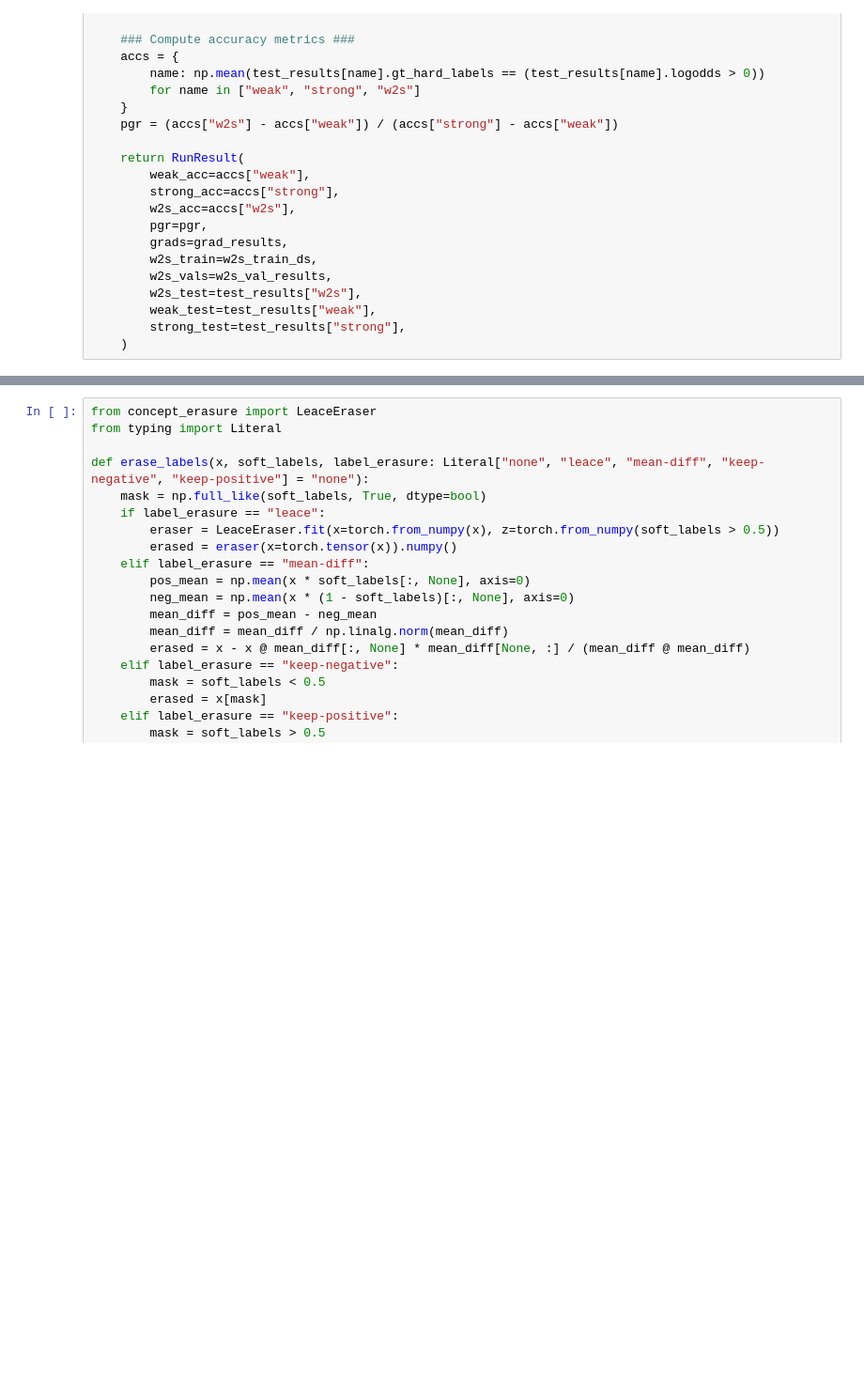
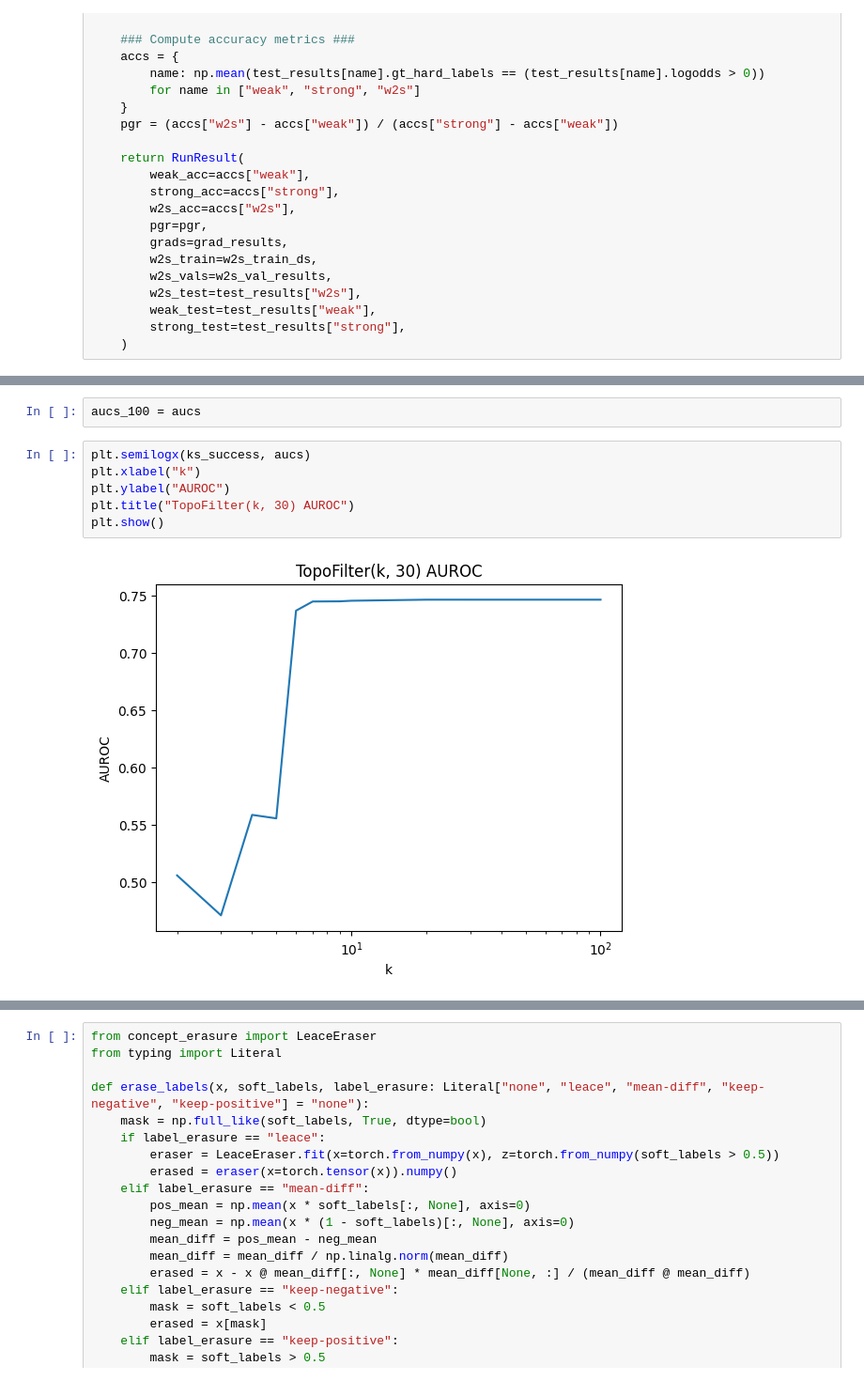
Before and after one commit to EleutherAI/weak-to-strong, a Jupyter notebook: notebooks/grads_analysis.ipynb, the cells around one changed output, grey strips where cells are left out. Shown at 94% size. Cells and saved outputs as stored; diff of their text form; blank space fills up the shorter version.

```diff
--- a/notebooks/grads_analysis.ipynb
+++ b/notebooks/grads_analysis.ipynb
@@ -235,0 +483,10 @@ def load_run_result(w2s_path: str, weak_path: str, strong_path: str) -> RunResul
+# %%
+aucs_100 = aucs
+# %%
+plt.semilogx(ks_success, aucs)
+plt.xlabel("k")
+plt.ylabel("AUROC")
+plt.title("TopoFilter(k, 30) AUROC")
+plt.show()
+# %% [output]
+[figure, added]
```
Also changed, not shown: parts of 45 cells of this notebook, 1 other file.
